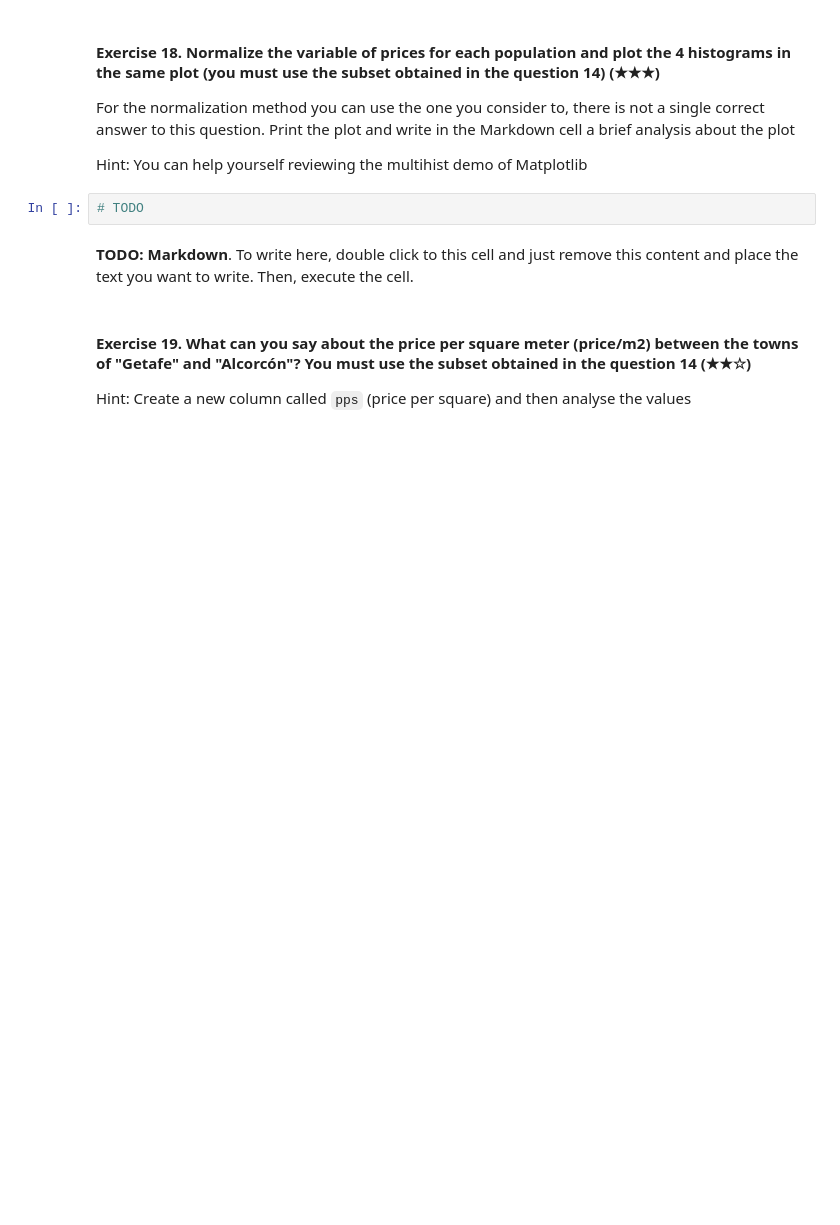
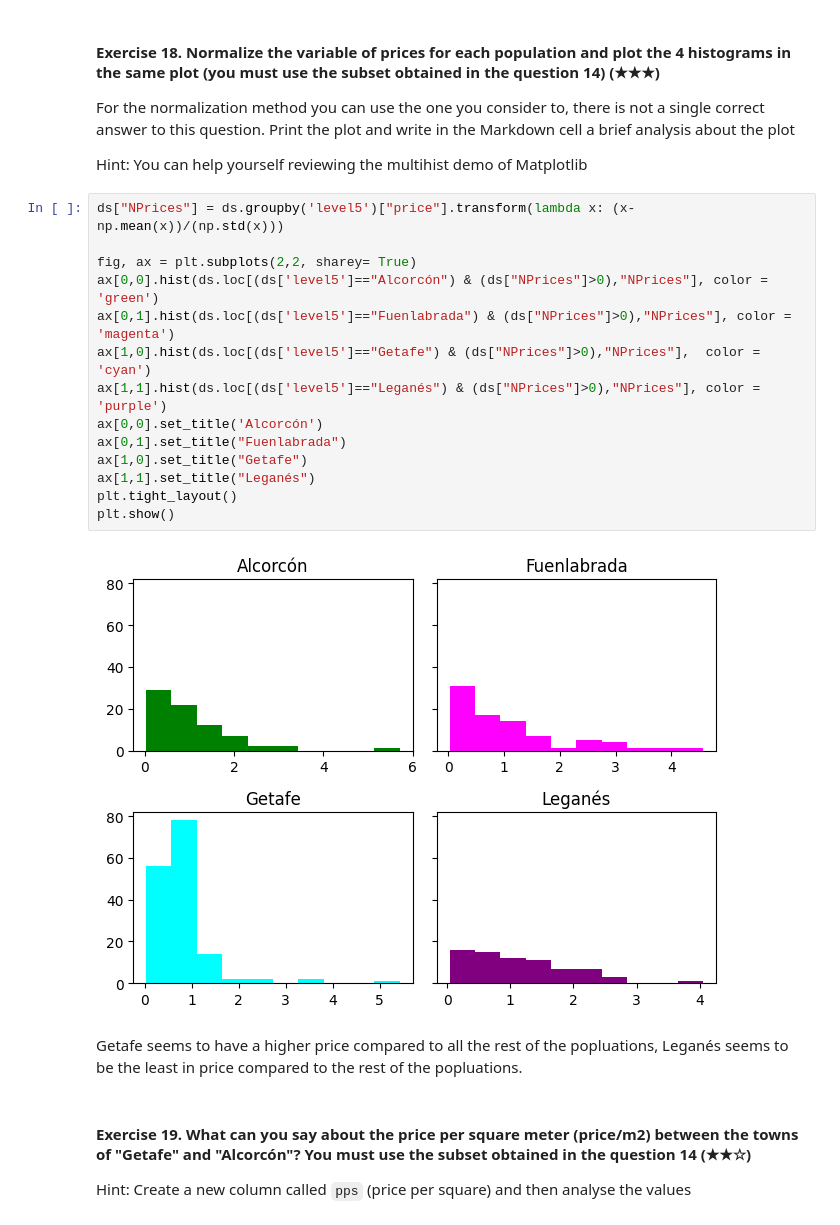
Before and after one commit to S4qk/realestate-datacleanup-exercise, a Jupyter notebook: project.ipynb, the cells around one changed output. Drawn from its saved outputs; the diff is of its cells as text; blank space fills up the shorter version.

```diff
--- a/project.ipynb
+++ b/project.ipynb
@@ -224,9 +409,23 @@ For the normalization method you can use the one you consider to, there is not a
 
 Hint: You can help yourself reviewing the multihist demo of Matplotlib
 # %%
-# TODO
+ds["NPrices"] = ds.groupby('level5')["price"].transform(lambda x: (x-np.mean(x))/(np.std(x)))
+
+fig, ax = plt.subplots(2,2, sharey= True)
+ax[0,0].hist(ds.loc[(ds['level5']=="Alcorcón") & (ds["NPrices"]>0),"NPrices"], color = 'green')
+ax[0,1].hist(ds.loc[(ds['level5']=="Fuenlabrada") & (ds["NPrices"]>0),"NPrices"], color = 'magenta')
+ax[1,0].hist(ds.loc[(ds['level5']=="Getafe") & (ds["NPrices"]>0),"NPrices"],  color = 'cyan')
+ax[1,1].hist(ds.loc[(ds['level5']=="Leganés") & (ds["NPrices"]>0),"NPrices"], color = 'purple')
+ax[0,0].set_title('Alcorcón')
+ax[0,1].set_title("Fuenlabrada")
+ax[1,0].set_title("Getafe")
+ax[1,1].set_title("Leganés")
+plt.tight_layout()
+plt.show()
+# %% [output]
+[figure, added]
 # %% [markdown]
-**TODO: Markdown**. To write here, double click to this cell and just remove this content and place the text you want to write. Then, execute the cell.
+Getafe seems to have a higher price compared to all the rest of the popluations, Leganés seems to be the least in price compared to the rest of the popluations.
 # %% [markdown]
 #### Exercise 19. What can you say about the price per square meter (price/m2) between the towns of "Getafe" and "Alcorcón"? You must use the subset obtained in the question 14 (★★☆)
 
```
Also changed, not shown: parts of 25 cells of this notebook.
